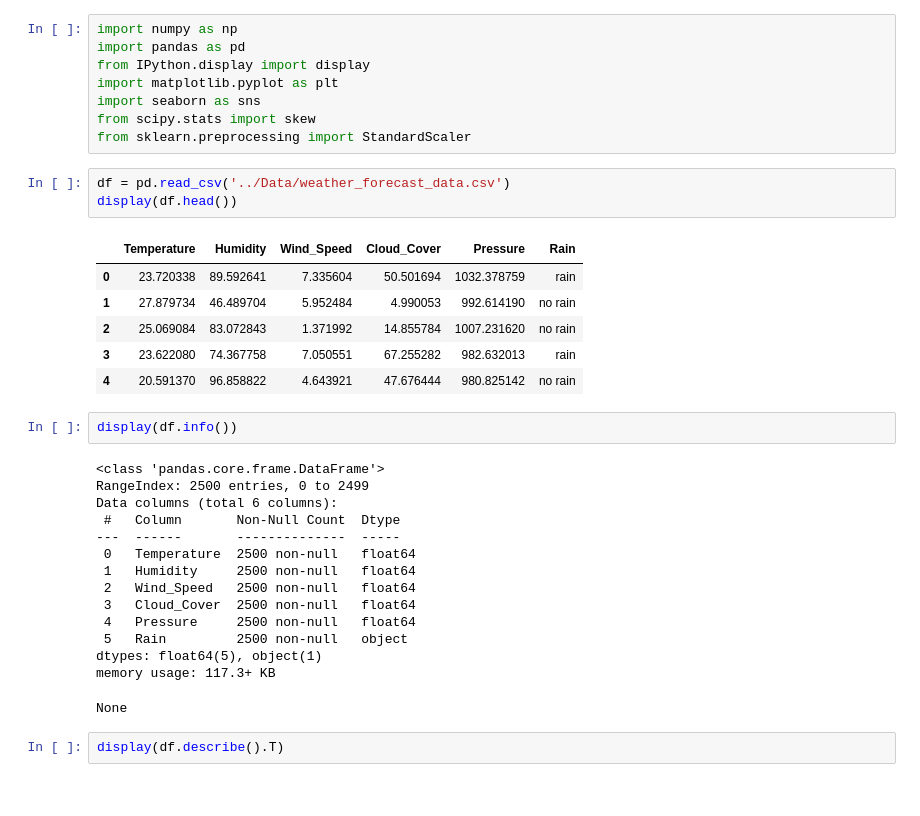
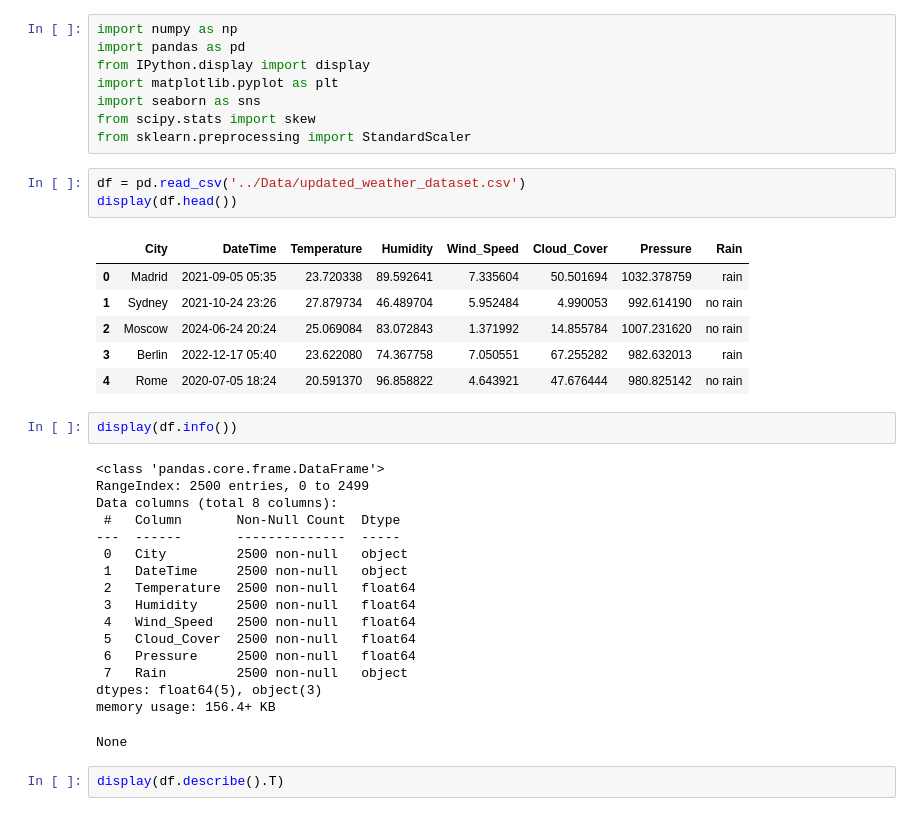
Before and after one commit to badtzmaruu/MLG382-CYO, a Jupyter notebook: Notebooks/Preprocessing.ipynb, the cells around one changed output. Saved outputs shown, nothing was run; the diff lists cells and outputs as text.

```diff
--- a/Notebooks/Preprocessing.ipynb
+++ b/Notebooks/Preprocessing.ipynb
@@ -7,31 +7,33 @@ import seaborn as sns
 from scipy.stats import skew
 from sklearn.preprocessing import StandardScaler
 # %%
-df = pd.read_csv('../Data/weather_forecast_data.csv')
+df = pd.read_csv('../Data/updated_weather_dataset.csv')
 display(df.head())
 # %% [output]
-|  | Temperature | Humidity | Wind_Speed | Cloud_Cover | Pressure | Rain |
-| 0 | 23.720338 | 89.592641 | 7.335604 | 50.501694 | 1032.378759 | rain |
-| 1 | 27.879734 | 46.489704 | 5.952484 | 4.990053 | 992.614190 | no rain |
-| 2 | 25.069084 | 83.072843 | 1.371992 | 14.855784 | 1007.231620 | no rain |
-| 3 | 23.622080 | 74.367758 | 7.050551 | 67.255282 | 982.632013 | rain |
-| 4 | 20.591370 | 96.858822 | 4.643921 | 47.676444 | 980.825142 | no rain |
+|  | City | DateTime | Temperature | Humidity | Wind_Speed | Cloud_Cover | Pressure | Rain |
+| 0 | Madrid | 2021-09-05 05:35 | 23.720338 | 89.592641 | 7.335604 | 50.501694 | 1032.378759 | rain |
+| 1 | Sydney | 2021-10-24 23:26 | 27.879734 | 46.489704 | 5.952484 | 4.990053 | 992.614190 | no rain |
+| 2 | Moscow | 2024-06-24 20:24 | 25.069084 | 83.072843 | 1.371992 | 14.855784 | 1007.231620 | no rain |
+| 3 | Berlin | 2022-12-17 05:40 | 23.622080 | 74.367758 | 7.050551 | 67.255282 | 982.632013 | rain |
+| 4 | Rome | 2020-07-05 18:24 | 20.591370 | 96.858822 | 4.643921 | 47.676444 | 980.825142 | no rain |
 # %%
 display(df.info())
 # %% [output]
 <class 'pandas.core.frame.DataFrame'>
 RangeIndex: 2500 entries, 0 to 2499
-Data columns (total 6 columns):
+Data columns (total 8 columns):
  #   Column       Non-Null Count  Dtype
 ---  ------       --------------  -----
- 0   Temperature  2500 non-null   float64
- 1   Humidity     2500 non-null   float64
- 2   Wind_Speed   2500 non-null   float64
- 3   Cloud_Cover  2500 non-null   float64
- 4   Pressure     2500 non-null   float64
- 5   Rain         2500 non-null   object
-dtypes: float64(5), object(1)
-memory usage: 117.3+ KB
+ 0   City         2500 non-null   object
+ 1   DateTime     2500 non-null   object
+ 2   Temperature  2500 non-null   float64
+ 3   Humidity     2500 non-null   float64
+ 4   Wind_Speed   2500 non-null   float64
+ 5   Cloud_Cover  2500 non-null   float64
+ 6   Pressure     2500 non-null   float64
+ 7   Rain         2500 non-null   object
+dtypes: float64(5), object(3)
+memory usage: 156.4+ KB
 None
 # %%
 display(df.describe().T)
```
Also changed, not shown: parts of 10 cells of this notebook, 1 other file.
